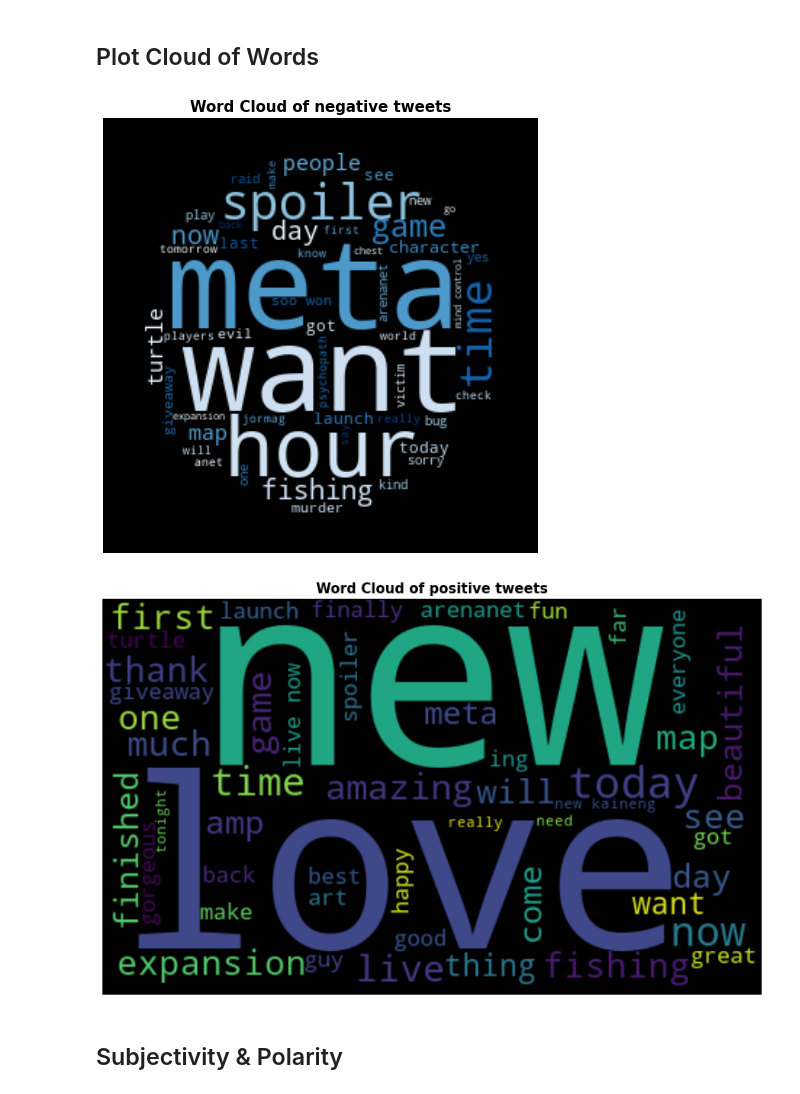
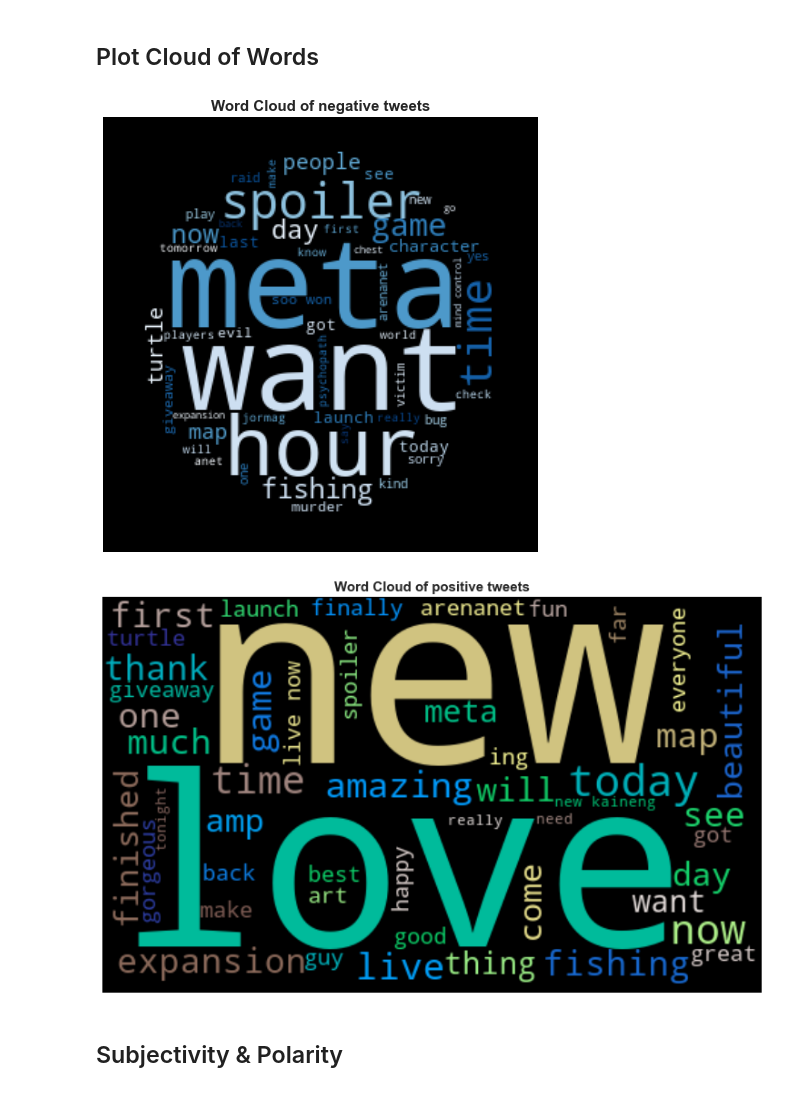
Before and after one commit to pcmaldonado/Twitter_Sentiment_Analysis, a Jupyter notebook: SentimentAnalysis_gw2_newRelease.ipynb, the cells around one changed output. Cells and saved outputs as stored; diff of their text form; code cells hidden in the pictures.

Commit message:
changed color palette

```diff
--- a/SentimentAnalysis_gw2_newRelease.ipynb
+++ b/SentimentAnalysis_gw2_newRelease.ipynb
@@ -23,3 +24,7 @@ import matplotlib.pyplot as plt; plt.rcParams['figure.facecolor'] = 'white' # se
+# %%
+# Set custom palette
+colors = ['#0A7568', '#BAC78A']
+sns.set_palette(sns.color_palette(colors))
 # %% [markdown]
 # Instantiate Model
 # %%
@@ -148,22 +153,22 @@ plt.axis('off')
 plt.title('Word Cloud of negative tweets',  weight = 'bold', size = 15)
 plt.show()
 # %% [output]
-[figure, old version]
+[figure, new version]
 # %%
 sent_5 = df[df.sentiment == 5]
 
 # Plot Word Cloud
 allWords = ' '.join( [tweets for tweets in sent_5.text] )
 wordCloud = WordCloud(width = 500, height = 300, random_state = 42, max_words=50, #mask=mask,
-                     colormap = 'viridis').generate(allWords)
+                     colormap = 'terrain').generate(allWords)
 
 plt.figure(figsize = (17,8))
 plt.imshow(wordCloud, interpolation = 'bilinear')
 plt.axis('off')
 plt.title('Word Cloud of positive tweets',  weight = 'bold', size = 15)
 plt.show()
 # %% [output]
-[figure, old version]
+[figure, new version]
 # %% [markdown]
 ## Subjectivity & Polarity
 # %%
```
Also changed, not shown: parts of 4 cells of this notebook, 3 other files.
